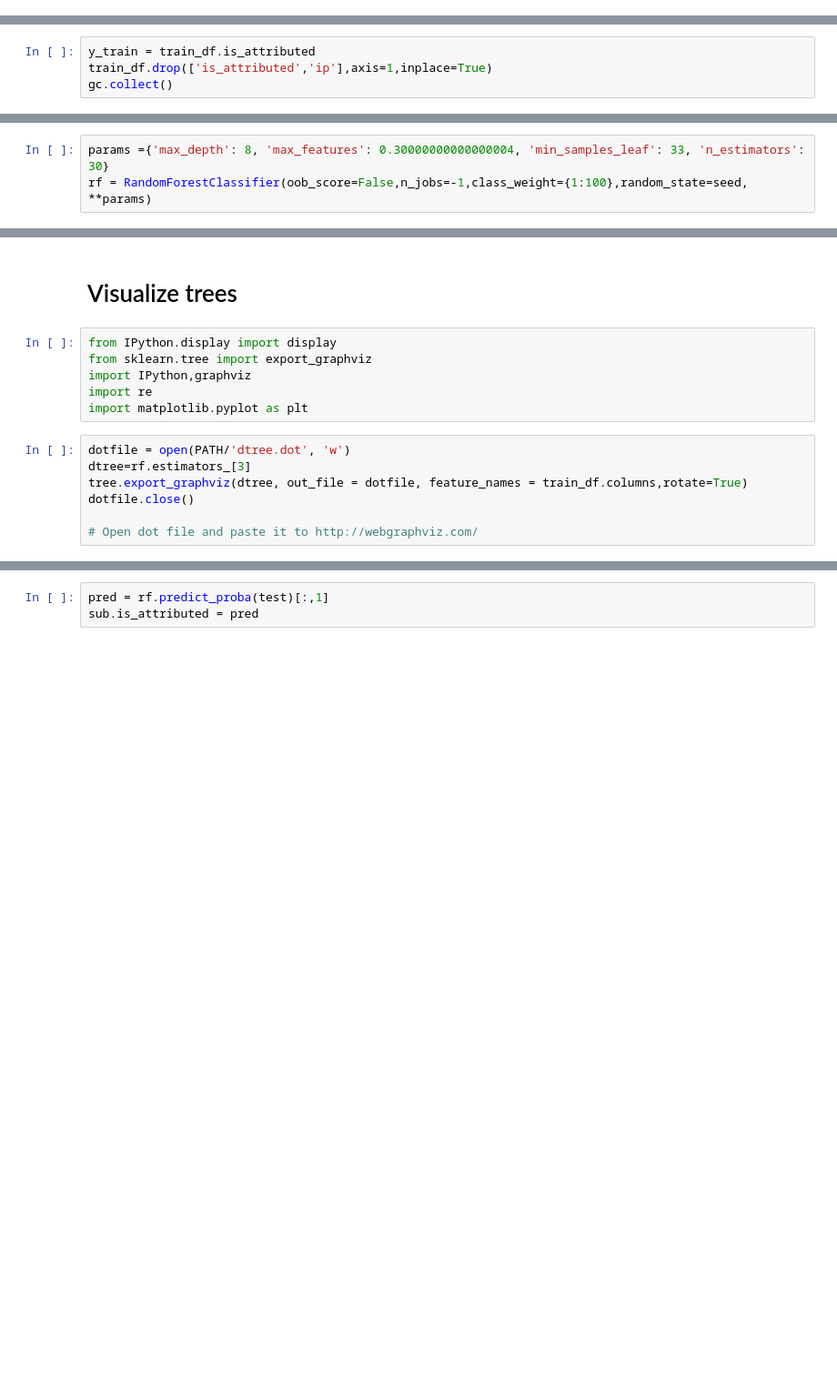
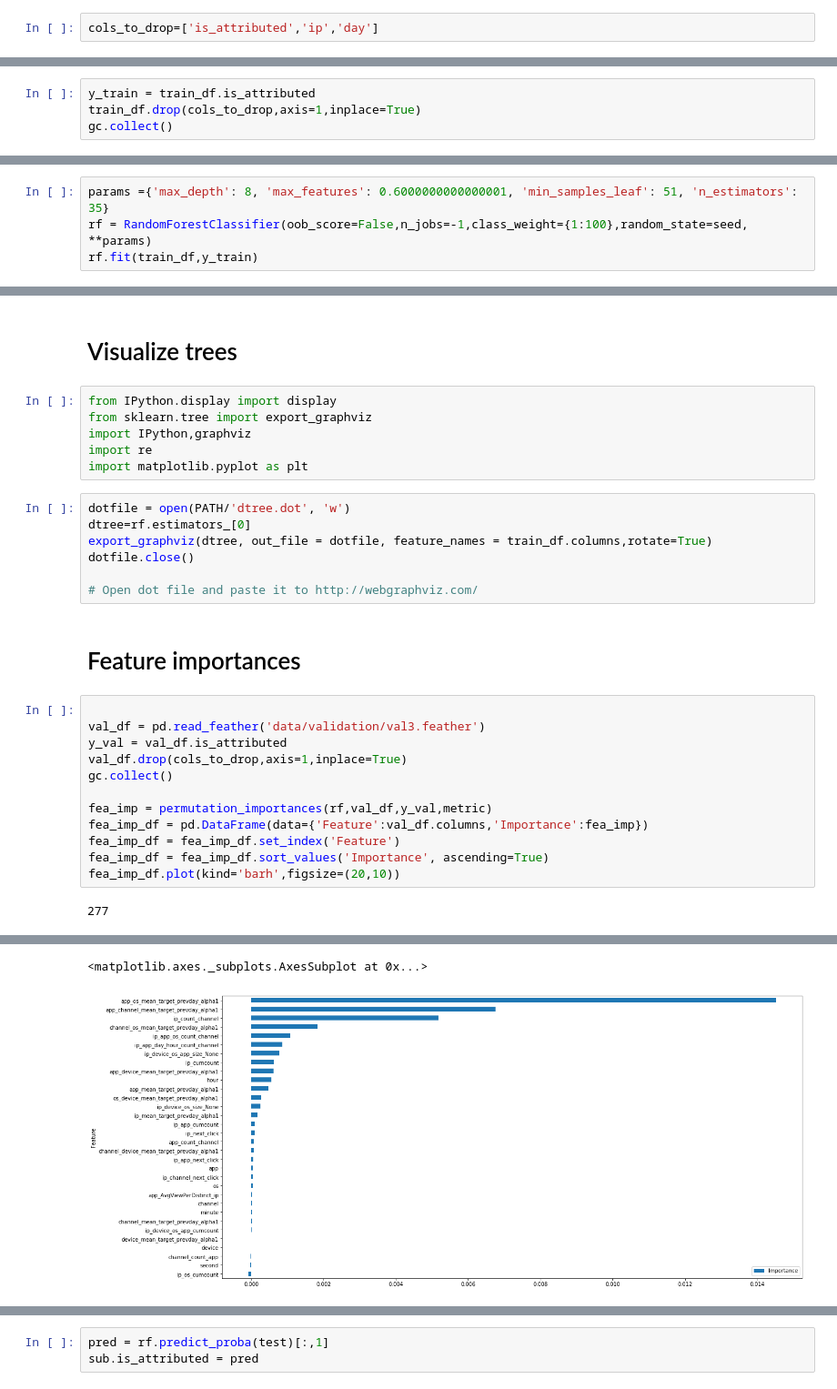
Before and after one commit to anhquan0412/talkingdata_clickfraud, a Jupyter notebook: new_RF.ipynb, the cells around one changed output, grey strips where cells are left out. Shown: that part at 91% size. Drawn from its saved outputs; the diff is of its cells as text; blank space fills up the shorter version.

```diff
--- a/new_RF.ipynb
+++ b/new_RF.ipynb
@@ -97,6 +93,8 @@ def optimize(space,max_evals=5):
 ModuleNotFoundError: No module named 'hyperopt'
 # %% [markdown]
 # Get data
+# %%
+cols_to_drop=['is_attributed','ip','day']
 # %%
 sz = 3000000
 train_df=get_sample('train_day8_3to16_FE.feather',sz)
@@ -124,6 +121,6 @@ train_df=get_sample('train_day8_3to16_FE.feather',sz)
 # %%
 y_train = train_df.is_attributed
-train_df.drop(['is_attributed','ip'],axis=1,inplace=True)
+train_df.drop(cols_to_drop,axis=1,inplace=True)
 gc.collect()
 # %% [output]
 7
@@ -246,3 +223,4 @@ Val AUC: 0.9568484424986683
 # %%
-params ={'max_depth': 8, 'max_features': 0.30000000000000004, 'min_samples_leaf': 33, 'n_estimators': 30}
+params ={'max_depth': 8, 'max_features': 0.6000000000000001, 'min_samples_leaf': 51, 'n_estimators': 35}
 rf = RandomForestClassifier(oob_score=False,n_jobs=-1,class_weight={1:100},random_state=seed, **params)
+rf.fit(train_df,y_train)
@@ -313,8 +277,24 @@ import re
 import matplotlib.pyplot as plt
 # %%
 dotfile = open(PATH/'dtree.dot', 'w')
-dtree=rf.estimators_[3]
-tree.export_graphviz(dtree, out_file = dotfile, feature_names = train_df.columns,rotate=True)
+dtree=rf.estimators_[0]
+export_graphviz(dtree, out_file = dotfile, feature_names = train_df.columns,rotate=True)
 dotfile.close()
 
 # Open dot file and paste it to http://webgraphviz.com/
+# %% [markdown]
+# Feature importances
+# %%
+
+val_df = pd.read_feather('data/validation/val3.feather')
+y_val = val_df.is_attributed
+val_df.drop(cols_to_drop,axis=1,inplace=True)
+gc.collect()
+
+fea_imp = permutation_importances(rf,val_df,y_val,metric)
+fea_imp_df = pd.DataFrame(data={'Feature':val_df.columns,'Importance':fea_imp})
+fea_imp_df = fea_imp_df.set_index('Feature')
+fea_imp_df = fea_imp_df.sort_values('Importance', ascending=True)
+fea_imp_df.plot(kind='barh',figsize=(20,10))
+# %% [output]
+277
@@ -320,0 +318,2 @@ dotfile.close()
+<matplotlib.axes._subplots.AxesSubplot at 0x...>
+[figure, added]
```
Also changed, not shown: parts of 48 cells of this notebook, 3 other files.
